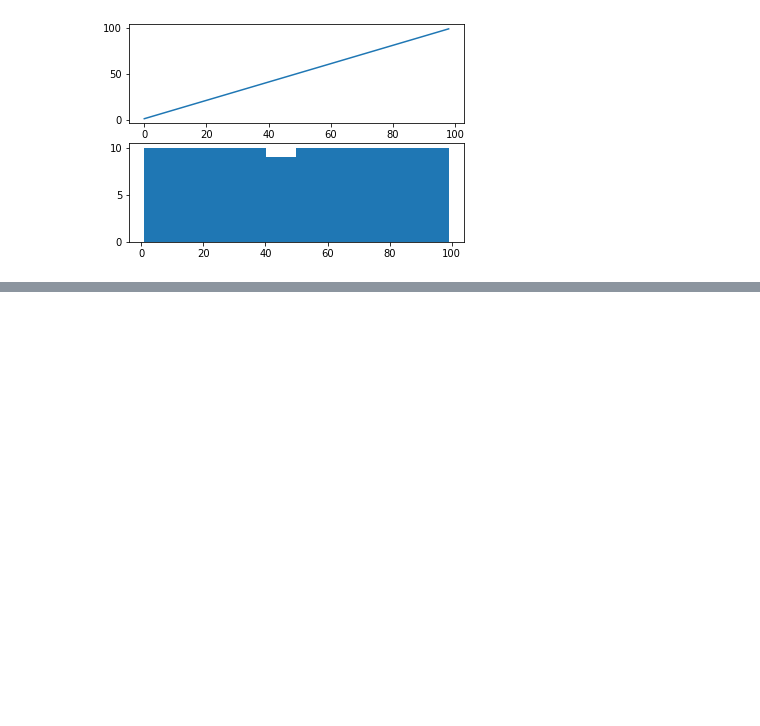
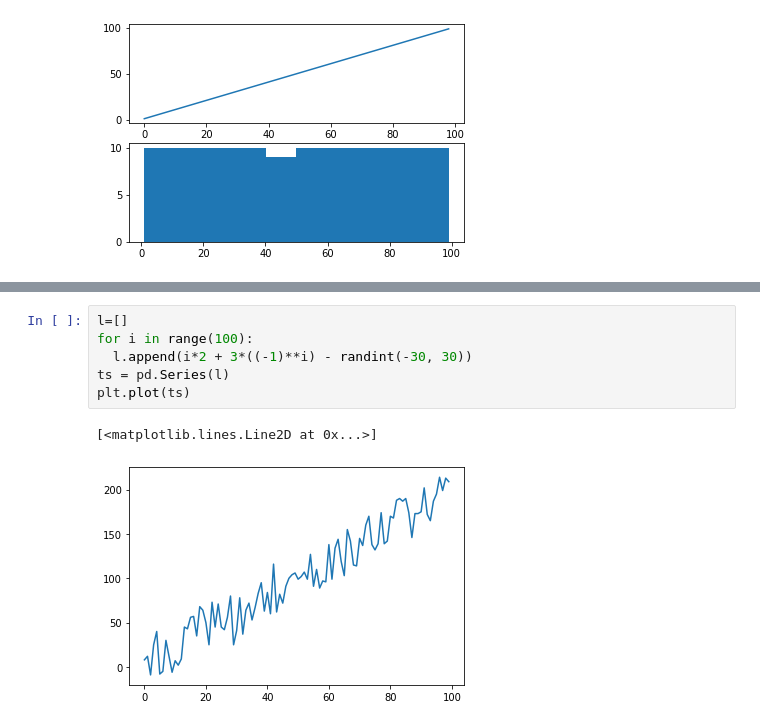
Before and after one commit to pedroblossbraga/Statistics-Python, a Jupyter notebook: ARIMA_Research_IN_PROGRESS.ipynb, the cells around one changed output, grey strips where cells are left out. Cells and saved outputs as stored; diff of their text form; blank space fills up the shorter version.

```diff
--- a/ARIMA_Research_IN_PROGRESS.ipynb
+++ b/ARIMA_Research_IN_PROGRESS.ipynb
@@ -566,0 +758,9 @@ pyplot.show()
+# %%
+l=[]
+for i in range(100):
+  l.append(i*2 + 3*((-1)**i) - randint(-30, 30))
+ts = pd.Series(l)
+plt.plot(ts)
+# %% [output]
+[<matplotlib.lines.Line2D at 0x...>]
+[figure, added]
```
Also changed, not shown: parts of 29 cells of this notebook.
